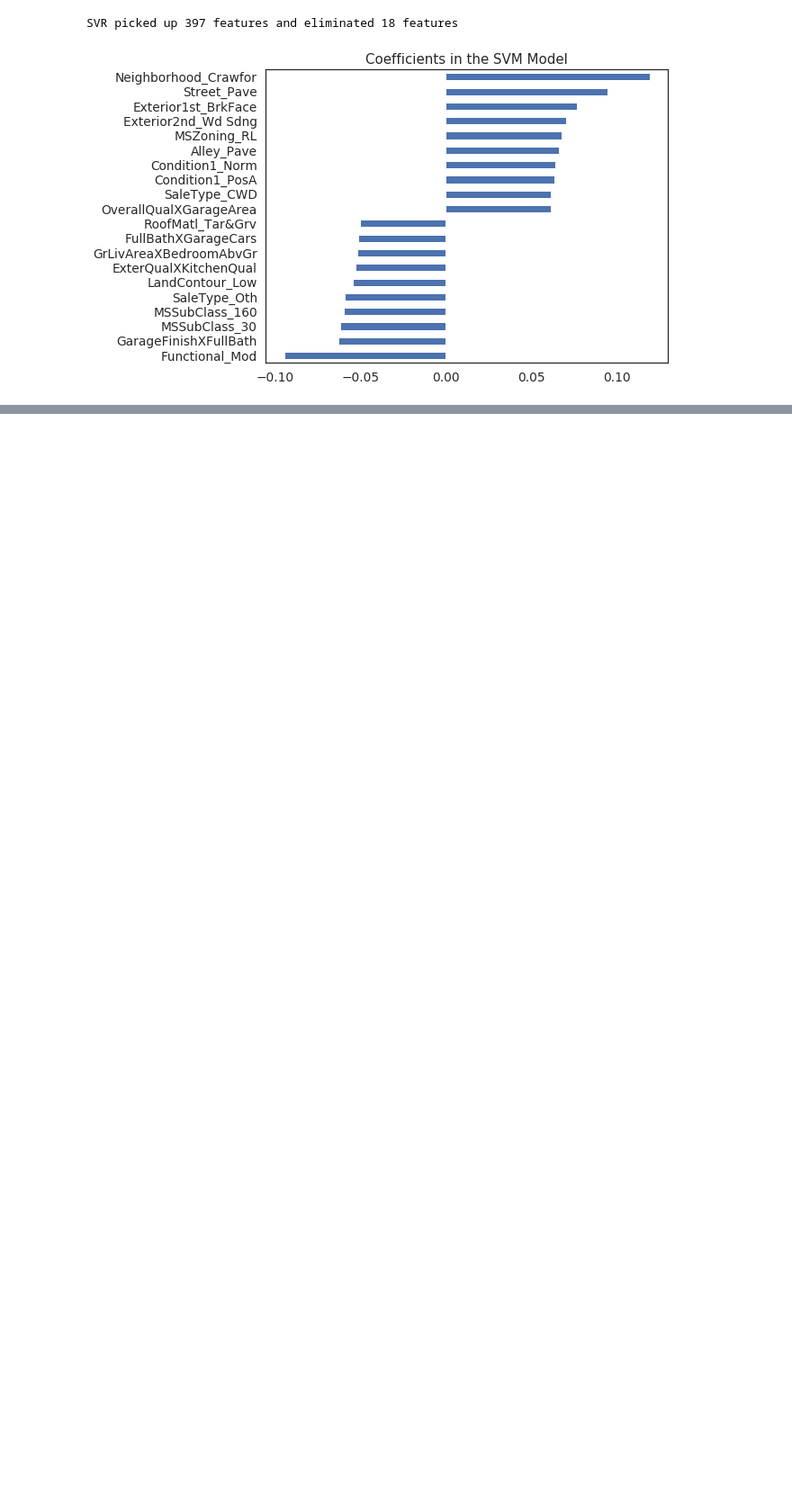
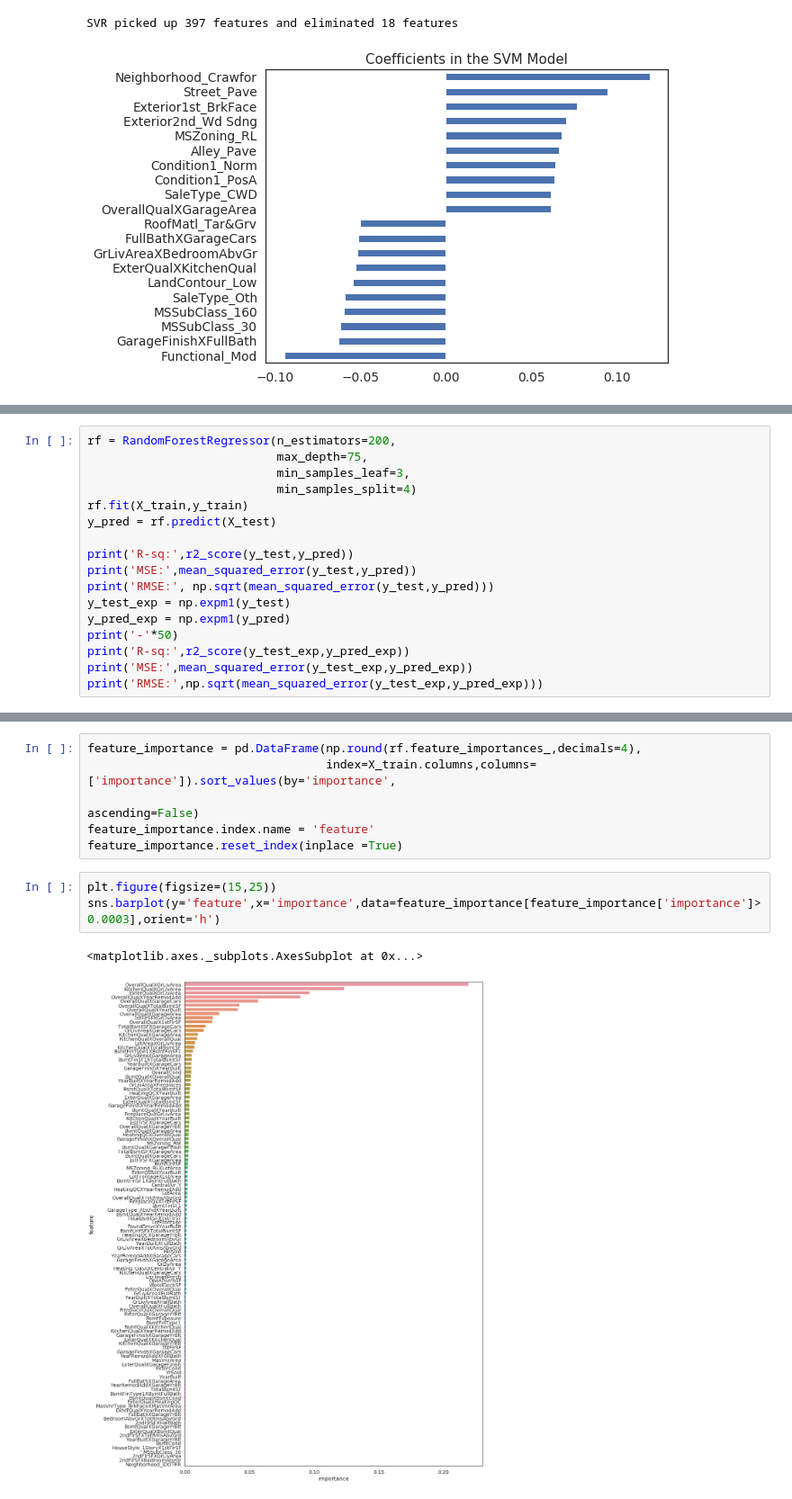
Before and after one commit to limbachia/data-science, a Jupyter notebook: 01-House-price-prediction/02-housing_price_model.ipynb, the cells around one changed output, grey strips where cells are left out. Shown at 90% size. Drawn from its saved outputs; the diff is of its cells as text; blank space fills up the shorter version.

```diff
--- a/01-House-price-prediction/02-housing_price_model.ipynb
+++ b/01-House-price-prediction/02-housing_price_model.ipynb
@@ -586,0 +682,17 @@ CV5 test accuracies: [0.88026104 0.87207251 0.8878536  0.89328846 0.9031068 ]
+# %%
+rf = RandomForestRegressor(n_estimators=200,
+                           max_depth=75,
+                           min_samples_leaf=3,
+                           min_samples_split=4)
+rf.fit(X_train,y_train)
+y_pred = rf.predict(X_test)
+
+print('R-sq:',r2_score(y_test,y_pred))
+print('MSE:',mean_squared_error(y_test,y_pred))
+print('RMSE:', np.sqrt(mean_squared_error(y_test,y_pred)))
+y_test_exp = np.expm1(y_test)
+y_pred_exp = np.expm1(y_pred)
+print('-'*50)
+print('R-sq:',r2_score(y_test_exp,y_pred_exp))
+print('MSE:',mean_squared_error(y_test_exp,y_pred_exp))
+print('RMSE:',np.sqrt(mean_squared_error(y_test_exp,y_pred_exp)))
@@ -586,0 +707,12 @@ CV5 test accuracies: [0.88026104 0.87207251 0.8878536  0.89328846 0.9031068 ]
+# %%
+feature_importance = pd.DataFrame(np.round(rf.feature_importances_,decimals=4),
+                                  index=X_train.columns,columns=['importance']).sort_values(by='importance',
+                                                                                            ascending=False)
+feature_importance.index.name = 'feature'
+feature_importance.reset_index(inplace =True)
+# %%
+plt.figure(figsize=(15,25))
+sns.barplot(y='feature',x='importance',data=feature_importance[feature_importance['importance']>0.0003],orient='h')
+# %% [output]
+<matplotlib.axes._subplots.AxesSubplot at 0x...>
+[figure, added]
```
Also changed, not shown: parts of 18 cells of this notebook, 4 other files.
